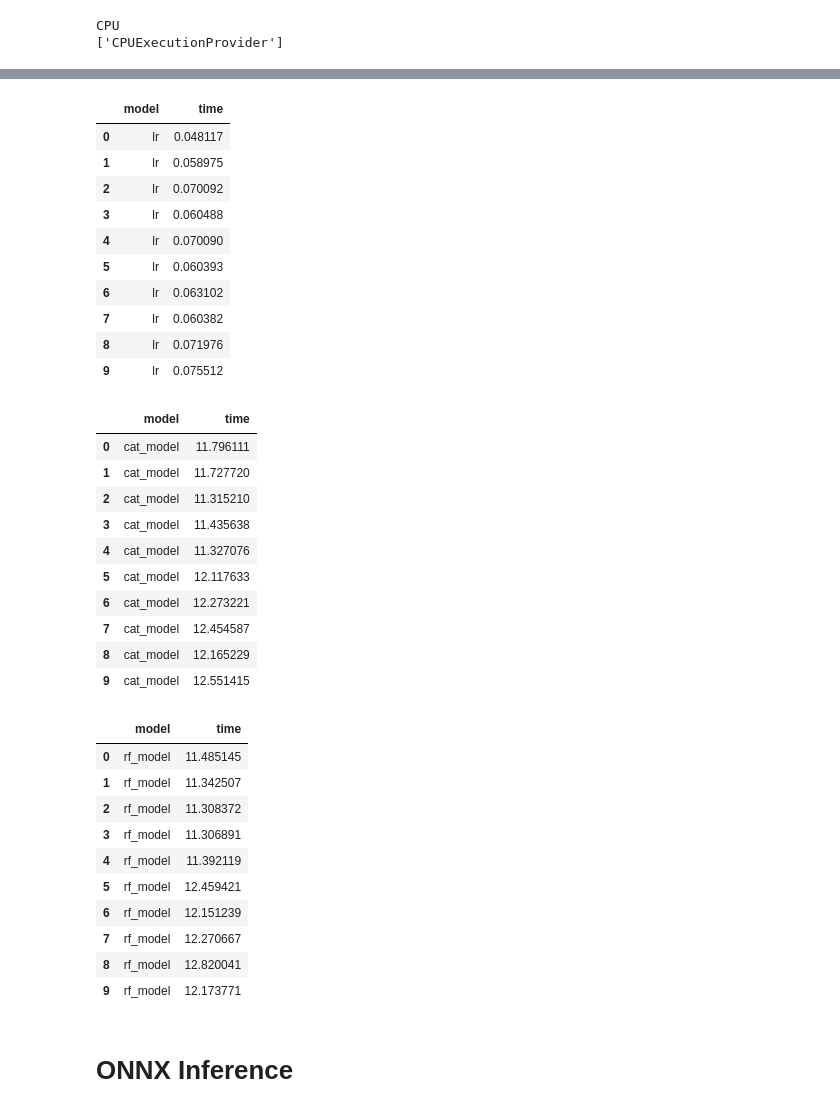
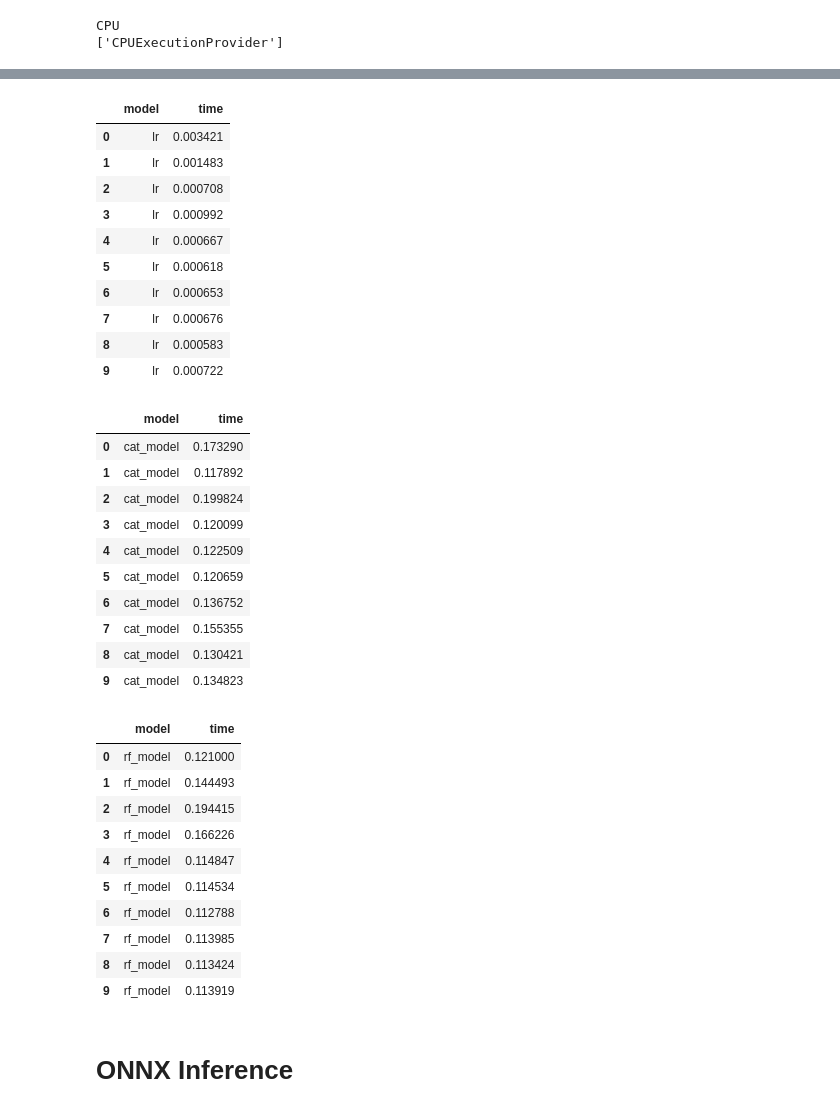
Before and after one commit to Luis-ramirez-r/ONNX, a Jupyter notebook: tiempos.ipynb, the cells around one changed output, grey strips where cells are left out. Saved outputs shown, nothing was run; the diff lists cells and outputs as text; code cells hidden in the pictures.

```diff
--- a/tiempos.ipynb
+++ b/tiempos.ipynb
@@ -42,7 +43,7 @@ CPU
 ['CPUExecutionProvider']
 # %%
 # Generación del dataset
-n_samples = 1000000
+n_samples = 10000
 n_features = 40
 X, y = make_regression(n_samples=n_samples, n_features=n_features, random_state=0)
 # %%
@@ -55,16 +63,16 @@ df_list.append(lr_results)
 lr_results
 # %% [output]
 |  | model | time |
-| 0 | lr | 0.048117 |
-| 1 | lr | 0.058975 |
-| 2 | lr | 0.070092 |
-| 3 | lr | 0.060488 |
-| 4 | lr | 0.070090 |
-| 5 | lr | 0.060393 |
-| 6 | lr | 0.063102 |
-| 7 | lr | 0.060382 |
-| 8 | lr | 0.071976 |
-| 9 | lr | 0.075512 |
+| 0 | lr | 0.003421 |
+| 1 | lr | 0.001483 |
+| 2 | lr | 0.000708 |
+| 3 | lr | 0.000992 |
+| 4 | lr | 0.000667 |
+| 5 | lr | 0.000618 |
+| 6 | lr | 0.000653 |
+| 7 | lr | 0.000676 |
+| 8 | lr | 0.000583 |
+| 9 | lr | 0.000722 |
 # %%
 cat_results = time_it('cat_model', cat_model, X,iters=10)
 df_list.append(cat_results)
@@ -72,31 +80,31 @@ df_list.append(cat_results)
 cat_results
 # %% [output]
 |  | model | time |
-| 0 | cat_model | 11.796111 |
-| 1 | cat_model | 11.727720 |
-| 2 | cat_model | 11.315210 |
-| 3 | cat_model | 11.435638 |
-| 4 | cat_model | 11.327076 |
-| 5 | cat_model | 12.117633 |
-| 6 | cat_model | 12.273221 |
-| 7 | cat_model | 12.454587 |
-| 8 | cat_model | 12.165229 |
-| 9 | cat_model | 12.551415 |
+| 0 | cat_model | 0.173290 |
+| 1 | cat_model | 0.117892 |
+| 2 | cat_model | 0.199824 |
+| 3 | cat_model | 0.120099 |
+| 4 | cat_model | 0.122509 |
+| 5 | cat_model | 0.120659 |
+| 6 | cat_model | 0.136752 |
+| 7 | cat_model | 0.155355 |
+| 8 | cat_model | 0.130421 |
+| 9 | cat_model | 0.134823 |
 # %%
-rf_results = time_it('rf_model', cat_model, X,iters=10)
+rf_results = time_it('rf_model', rf_model, X,iters=10)
 df_list.append(rf_results)
 rf_results
 # %% [output]
 |  | model | time |
-| 0 | rf_model | 11.485145 |
-| 1 | rf_model | 11.342507 |
-| 2 | rf_model | 11.308372 |
-| 3 | rf_model | 11.306891 |
-| 4 | rf_model | 11.392119 |
-| 5 | rf_model | 12.459421 |
-| 6 | rf_model | 12.151239 |
-| 7 | rf_model | 12.270667 |
-| 8 | rf_model | 12.820041 |
-| 9 | rf_model | 12.173771 |
+| 0 | rf_model | 0.121000 |
+| 1 | rf_model | 0.144493 |
+| 2 | rf_model | 0.194415 |
+| 3 | rf_model | 0.166226 |
+| 4 | rf_model | 0.114847 |
+| 5 | rf_model | 0.114534 |
+| 6 | rf_model | 0.112788 |
+| 7 | rf_model | 0.113985 |
+| 8 | rf_model | 0.113424 |
+| 9 | rf_model | 0.113919 |
 # %% [markdown]
 # ONNX Inference
```
Also changed, not shown: parts of 9 cells of this notebook, 5 other files.
